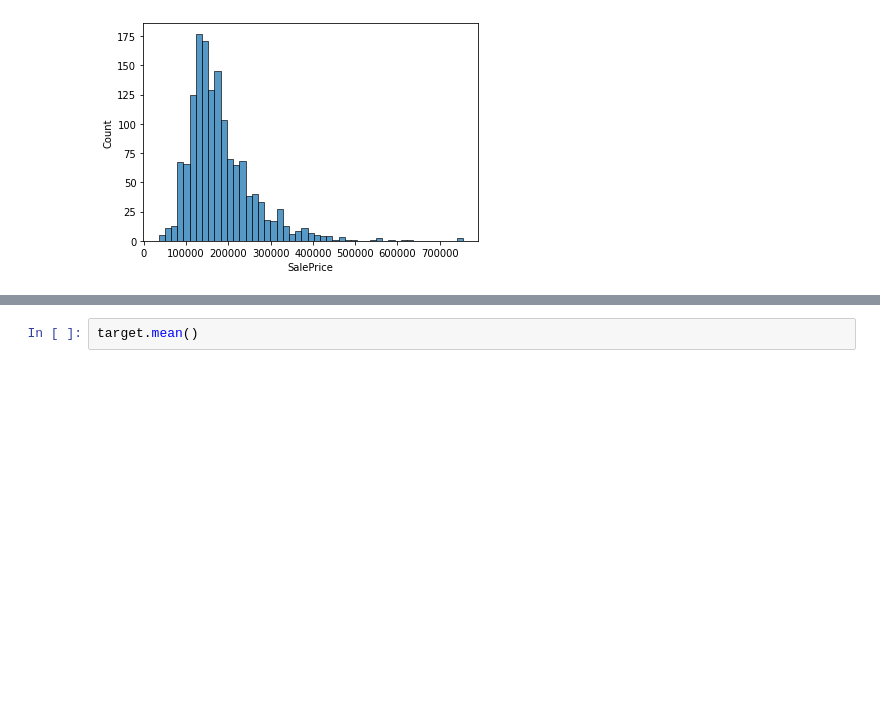
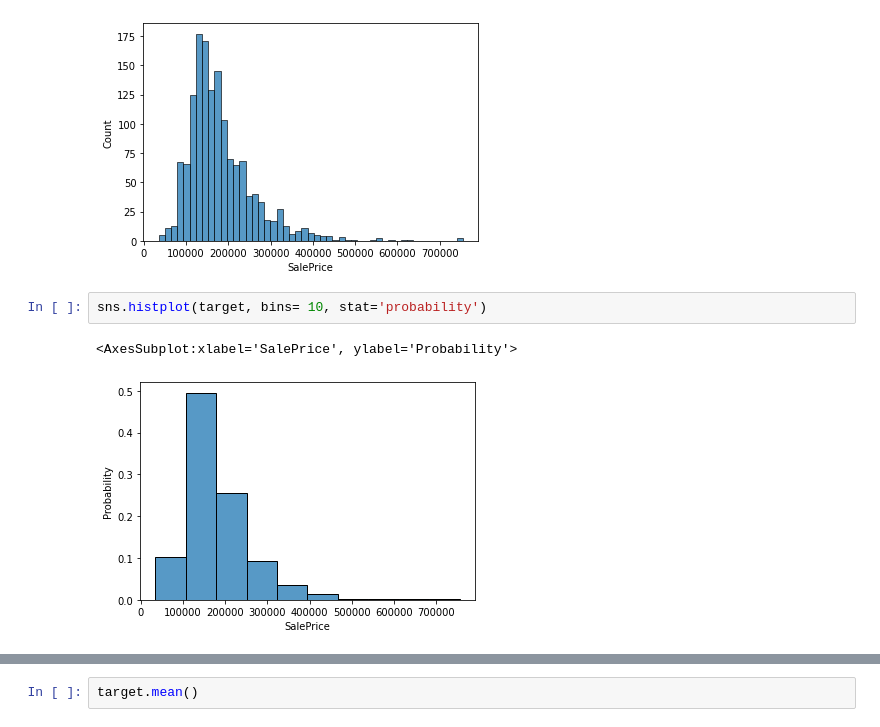
Before and after one commit to mmelshenawy/ML-Concepts, a Jupyter notebook: notebooks/01 - EDA(1).ipynb, the cells around one changed output, grey strips where cells are left out. Drawn from its saved outputs; the diff is of its cells as text; blank space fills up the shorter version.

```diff
--- a/notebooks/01 - EDA(1).ipynb
+++ b/notebooks/01 - EDA(1).ipynb
@@ -72,3 +75,8 @@ sns.histplot(target)
 # %% [output]
 <AxesSubplot:xlabel='SalePrice', ylabel='Count'>
 [figure]
+# %%
+sns.histplot(target, bins= 10, stat='probability')
+# %% [output]
+<AxesSubplot:xlabel='SalePrice', ylabel='Probability'>
+[figure, added]
```
Also changed, not shown: parts of 21 cells of this notebook.
